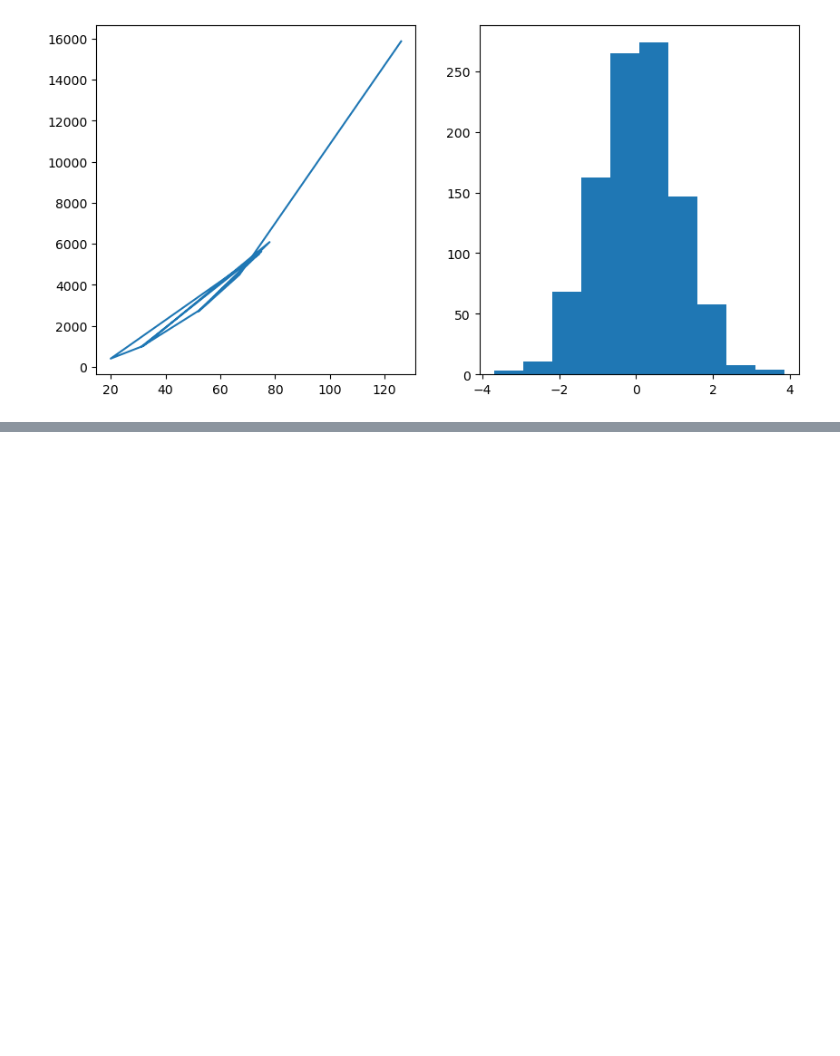
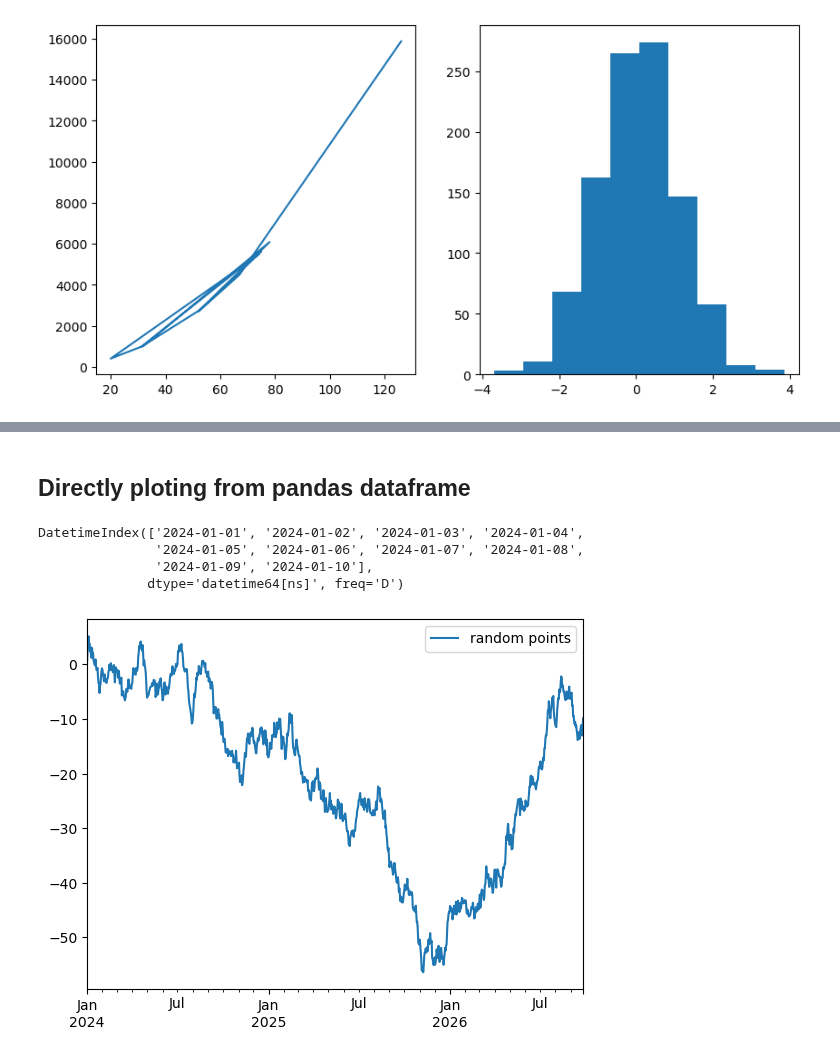
Before and after one commit to adityash97/DataScience, a Jupyter notebook: matplotlib.ipynb, the cells around one changed output, grey strips where cells are left out. Cells and saved outputs as stored; diff of their text form; code cells hidden in the pictures; blank space fills up the shorter version.

Commit message:
plotting directly from dataframe

```diff
--- a/matplotlib.ipynb
+++ b/matplotlib.ipynb
@@ -159,0 +154,15 @@ plt.show()
+# %% [markdown]
+## Directly ploting from pandas dataframe
+# %%
+pd.date_range('1/1/2024',periods=10)
+# %% [output]
+DatetimeIndex(['2024-01-01', '2024-01-02', '2024-01-03', '2024-01-04',
+               '2024-01-05', '2024-01-06', '2024-01-07', '2024-01-08',
+               '2024-01-09', '2024-01-10'],
+              dtype='datetime64[ns]', freq='D')
+# %%
+test_dataframe = pd.DataFrame(pd.Series(np.random.randn(1000),index = pd.date_range('1/1/2024',periods=1000)),columns=['random points'])
+test_dataframe = test_dataframe.cumsum()
+test_dataframe.plot();
+# %% [output]
+[figure, added]
```
Also changed, not shown: parts of 10 cells of this notebook.
